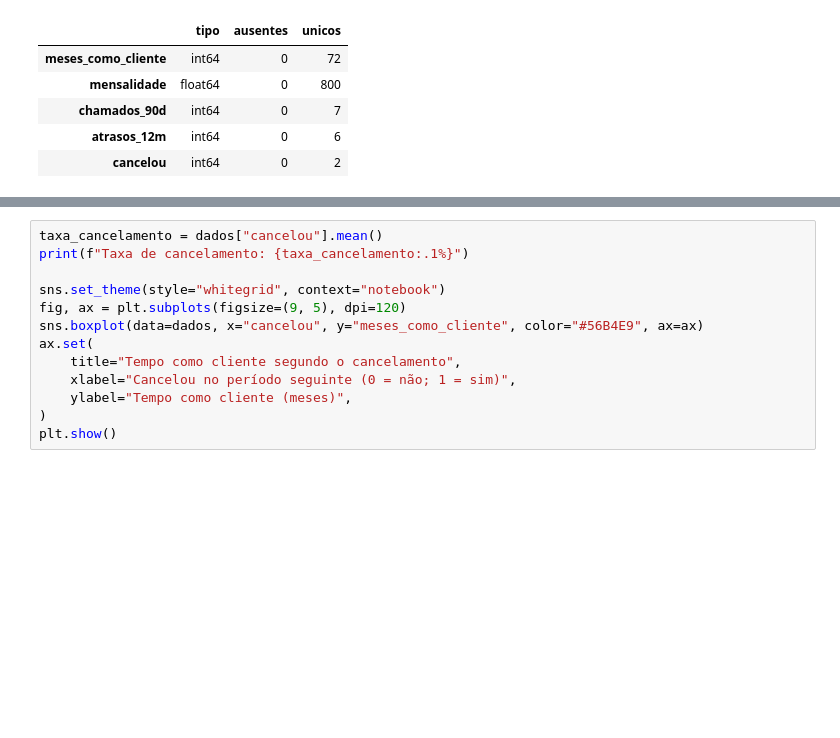
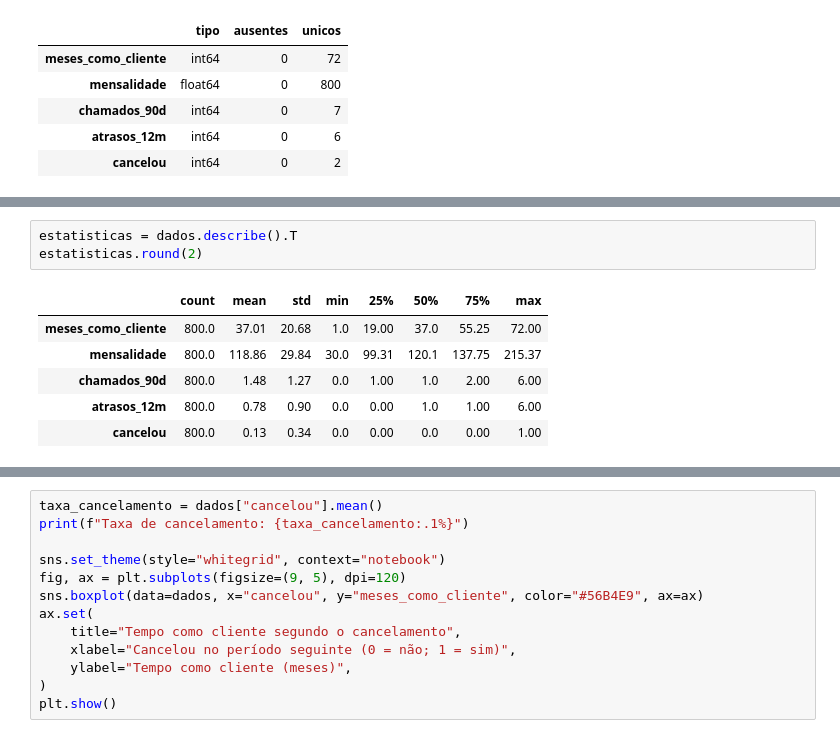
Before and after one commit to lalvim/DataMining, a Jupyter notebook: notebooks/unidade_01/01_02_processo_kdd.ipynb, the cells around one changed output, grey strips where cells are left out. Drawn from its saved outputs; the diff is of its cells as text; blank space fills up the shorter version.

```diff
--- a/notebooks/unidade_01/01_02_processo_kdd.ipynb
+++ b/notebooks/unidade_01/01_02_processo_kdd.ipynb
@@ -99,0 +104,10 @@ qualidade
+# %%
+estatisticas = dados.describe().T
+estatisticas.round(2)
+# %% [output]
+|  | count | mean | std | min | 25% | 50% | 75% | max |
+| meses_como_cliente | 800.0 | 37.01 | 20.68 | 1.0 | 19.00 | 37.0 | 55.25 | 72.00 |
+| mensalidade | 800.0 | 118.86 | 29.84 | 30.0 | 99.31 | 120.1 | 137.75 | 215.37 |
+| chamados_90d | 800.0 | 1.48 | 1.27 | 0.0 | 1.00 | 1.0 | 2.00 | 6.00 |
+| atrasos_12m | 800.0 | 0.78 | 0.90 | 0.0 | 0.00 | 1.0 | 1.00 | 6.00 |
+| cancelou | 800.0 | 0.13 | 0.34 | 0.0 | 0.00 | 0.0 | 0.00 | 1.00 |
```
Also changed, not shown: parts of 2 cells of this notebook, 2 other files.
